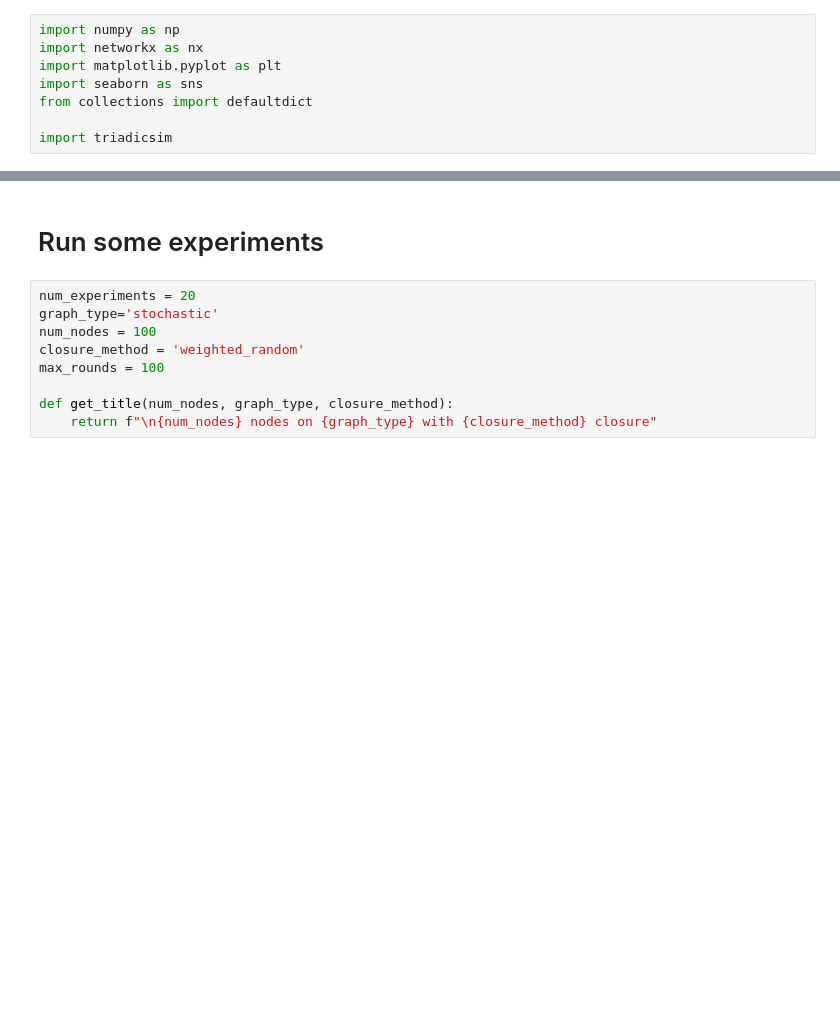
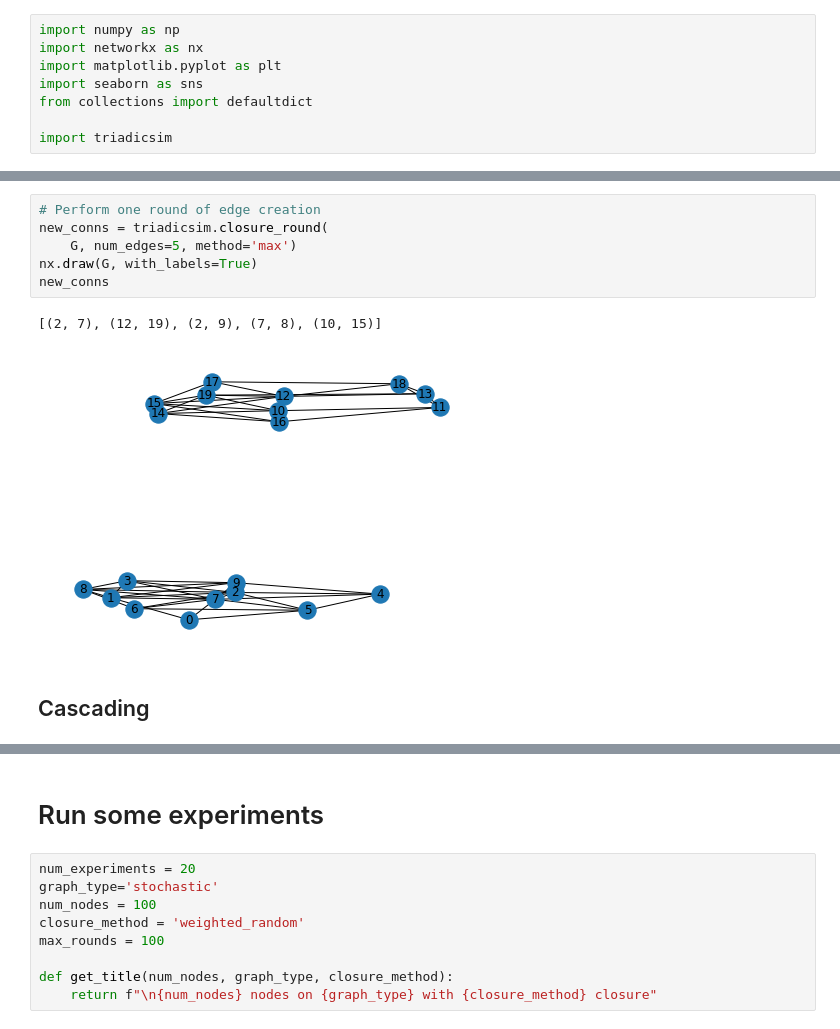
Before and after one commit to cephcyn/cornell_cs6850_triadicclosure, a Jupyter notebook: triadic-closures.ipynb, the cells around one changed output, grey strips where cells are left out. Saved outputs shown, nothing was run; the diff lists cells and outputs as text; blank space fills up the shorter version.

```diff
--- a/triadic-closures.ipynb
+++ b/triadic-closures.ipynb
@@ -67,0 +41,11 @@ Text(0, 0.5, '# nodes')
+# %%
+# Perform one round of edge creation
+new_conns = triadicsim.closure_round(
+    G, num_edges=5, method='max')
+nx.draw(G, with_labels=True)
+new_conns
+# %% [output]
+[(2, 7), (12, 19), (2, 9), (7, 8), (10, 15)]
+[figure, added]
+# %% [markdown]
+## Cascading
```
Also changed, not shown: parts of 22 cells of this notebook, 1 other file.
